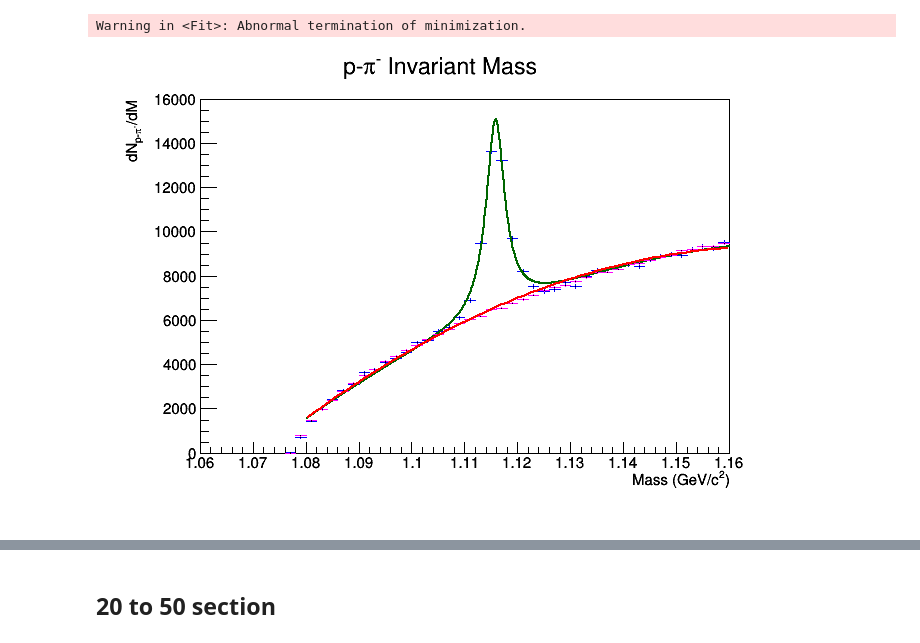
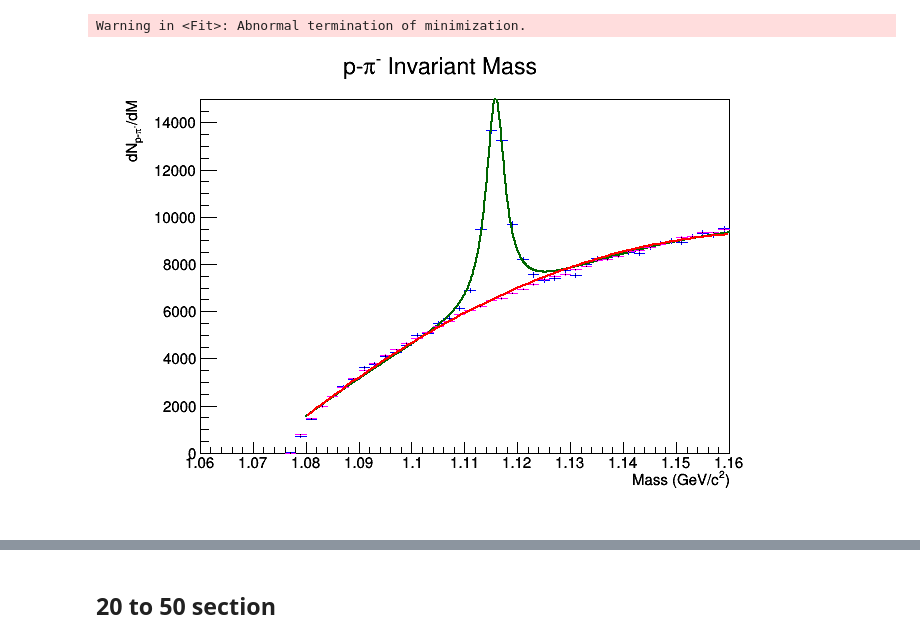
Before and after one commit to rhanniga/lambda-over-hadron, a Jupyter notebook: data/offline/lambda_hadron_mass.ipynb, the cells around one changed output, grey strips where cells are left out. Drawn from its saved outputs; the diff is of its cells as text; code cells hidden in the pictures.

```diff
--- a/data/offline/lambda_hadron_mass.ipynb
+++ b/data/offline/lambda_hadron_mass.ipynb
@@ -257,14 +263,14 @@ bg_fit.SetParameter(2, voigt_fit.GetParameter(6))
 bg_fit.SetLineColor(rt.kRed)
 # %%
 main_canvas.cd()
-lambda_mass_0_20.GetYaxis().SetRangeUser(0, 16000)
+lambda_mass_0_20.GetYaxis().SetRangeUser(0, 15000)
 lambda_mass_0_20.Draw()
 rotated_lambda_mass_0_20.Draw("SAME")
 #bg_fit.Draw("SAME")
 #ls_lambda_mass_0_20.Draw("SAME")
 main_canvas.Draw()
 # %% [output]
-[figure, old version]
+[figure, new version]
 # %%
 left_lsb = lambda_mass_0_20.FindBin(1.08)
 right_lsb = lambda_mass_0_20.FindBin(1.10)
```
Also changed, not shown: parts of 6 cells of this notebook, 3 other files.
